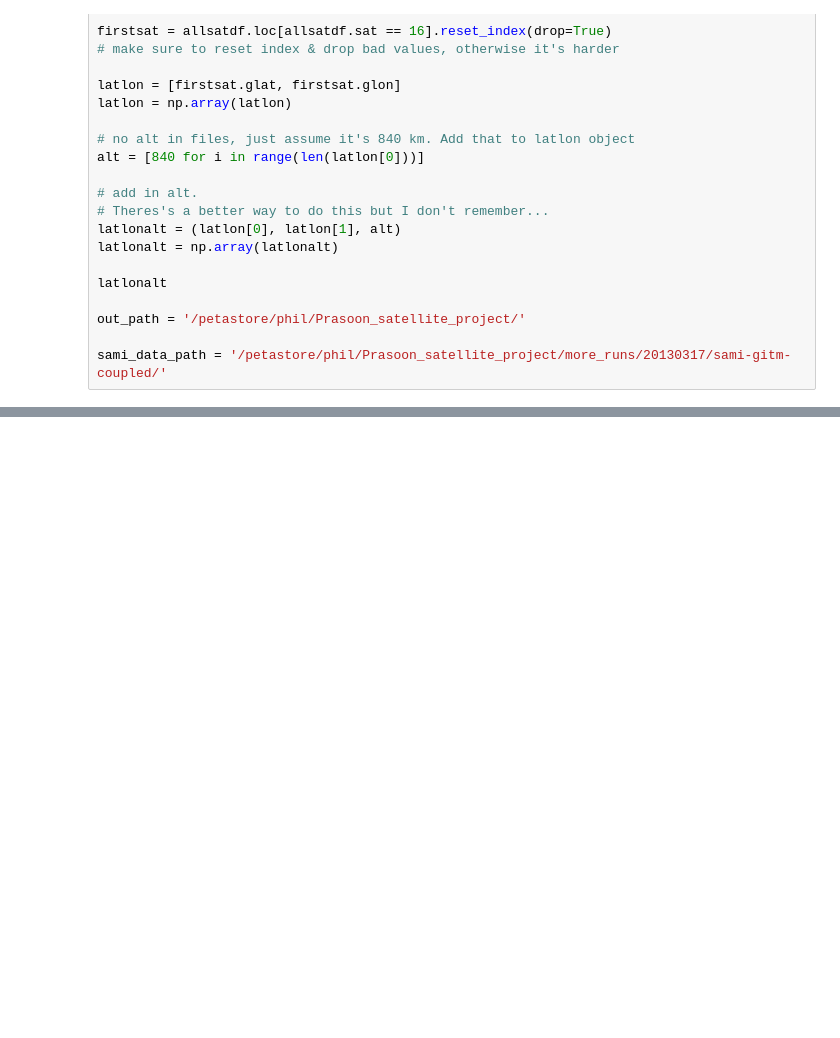
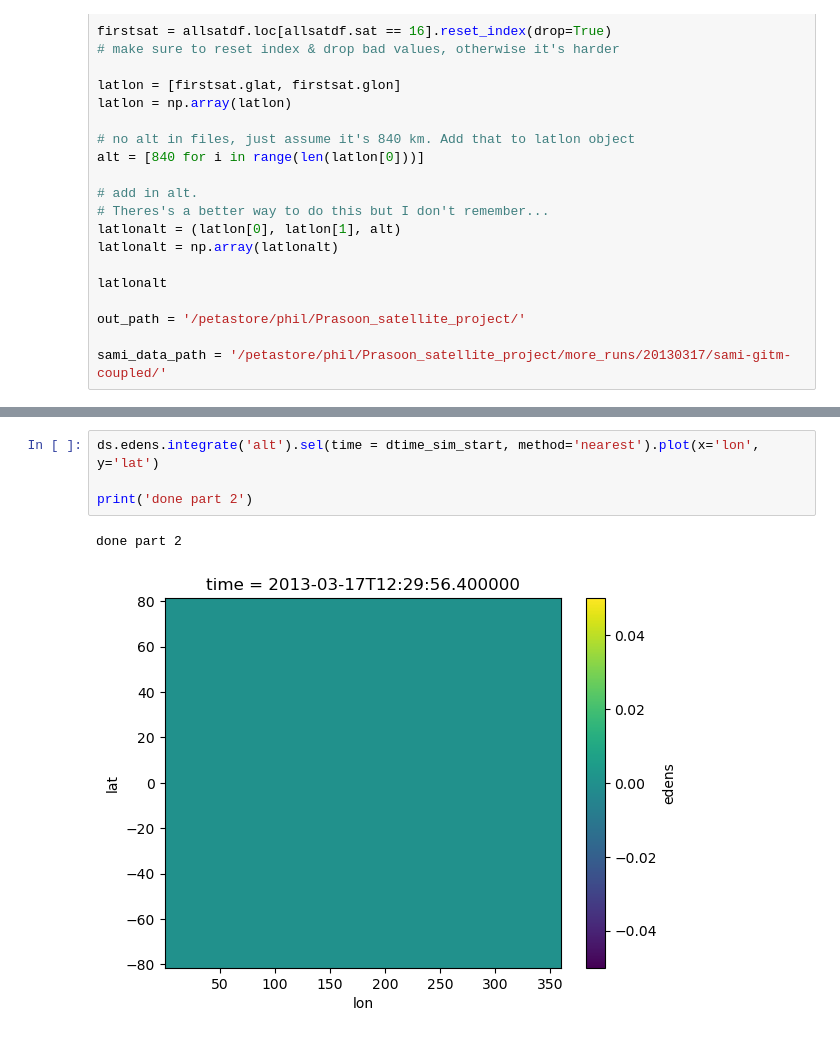
Before and after one commit to abukowski21/SAMI3-GITM-python, a Jupyter notebook: InterpolationCodeUsage.ipynb, the cells around one changed output, grey strips where cells are left out. Saved outputs shown, nothing was run; the diff lists cells and outputs as text; blank space fills up the shorter version.

```diff
--- a/InterpolationCodeUsage.ipynb
+++ b/InterpolationCodeUsage.ipynb
@@ -296,0 +358,7 @@ TypeError: '<' not supported between instances of 'str' and 'Timestamp'
+# %%
+ds.edens.integrate('alt').sel(time = dtime_sim_start, method='nearest').plot(x='lon', y='lat')
+
+print('done part 2')
+# %% [output]
+done part 2
+[figure, added]
```
Also changed, not shown: parts of 13 cells of this notebook.
